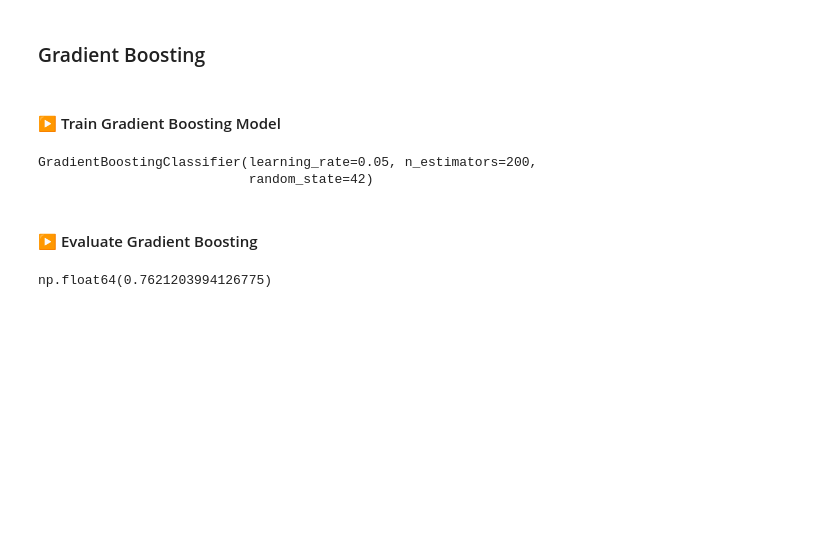
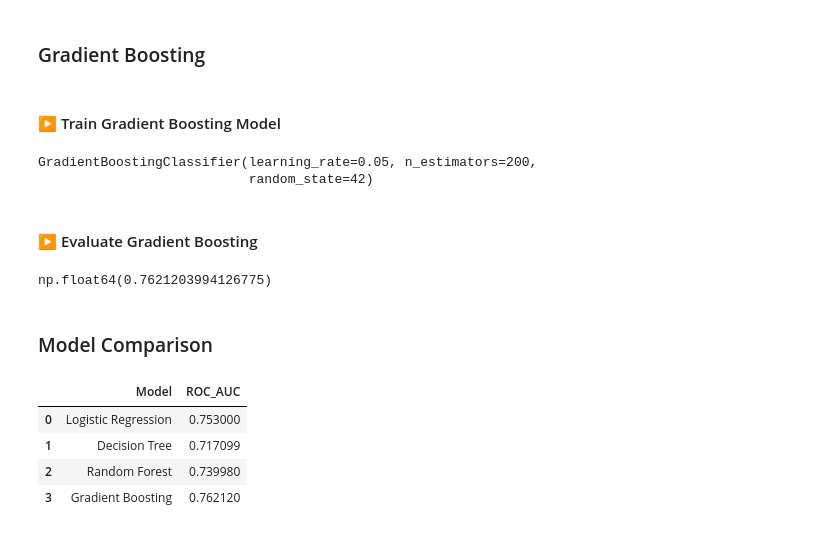
Before and after one commit to Alamin-refat/End-to-End-Credit-Risk-Prediction-using-Machine-Learning, a Jupyter notebook: credit_risk_prediction.ipynb, the cells around one changed output. Drawn from its saved outputs; the diff is of its cells as text; code cells hidden in the pictures; blank space fills up the shorter version.

Commit message:
model comparison

```diff
--- a/credit_risk_prediction.ipynb
+++ b/credit_risk_prediction.ipynb
@@ -554,3 +554,18 @@ gb_auc = roc_auc_score(y_test, gb_prob)
 gb_auc
 # %% [output]
 np.float64(0.7621203994126775)
+# %% [markdown]
+### Model Comparison
+# %%
+model_performance = pd.DataFrame({
+    'Model': ['Logistic Regression', 'Decision Tree', 'Random Forest', 'Gradient Boosting'],
+    'ROC_AUC': [0.753, dt_auc, rf_auc, gb_auc]
+})
+
+model_performance
+# %% [output]
+|  | Model | ROC_AUC |
+| 0 | Logistic Regression | 0.753000 |
+| 1 | Decision Tree | 0.717099 |
+| 2 | Random Forest | 0.739980 |
+| 3 | Gradient Boosting | 0.762120 |
```
